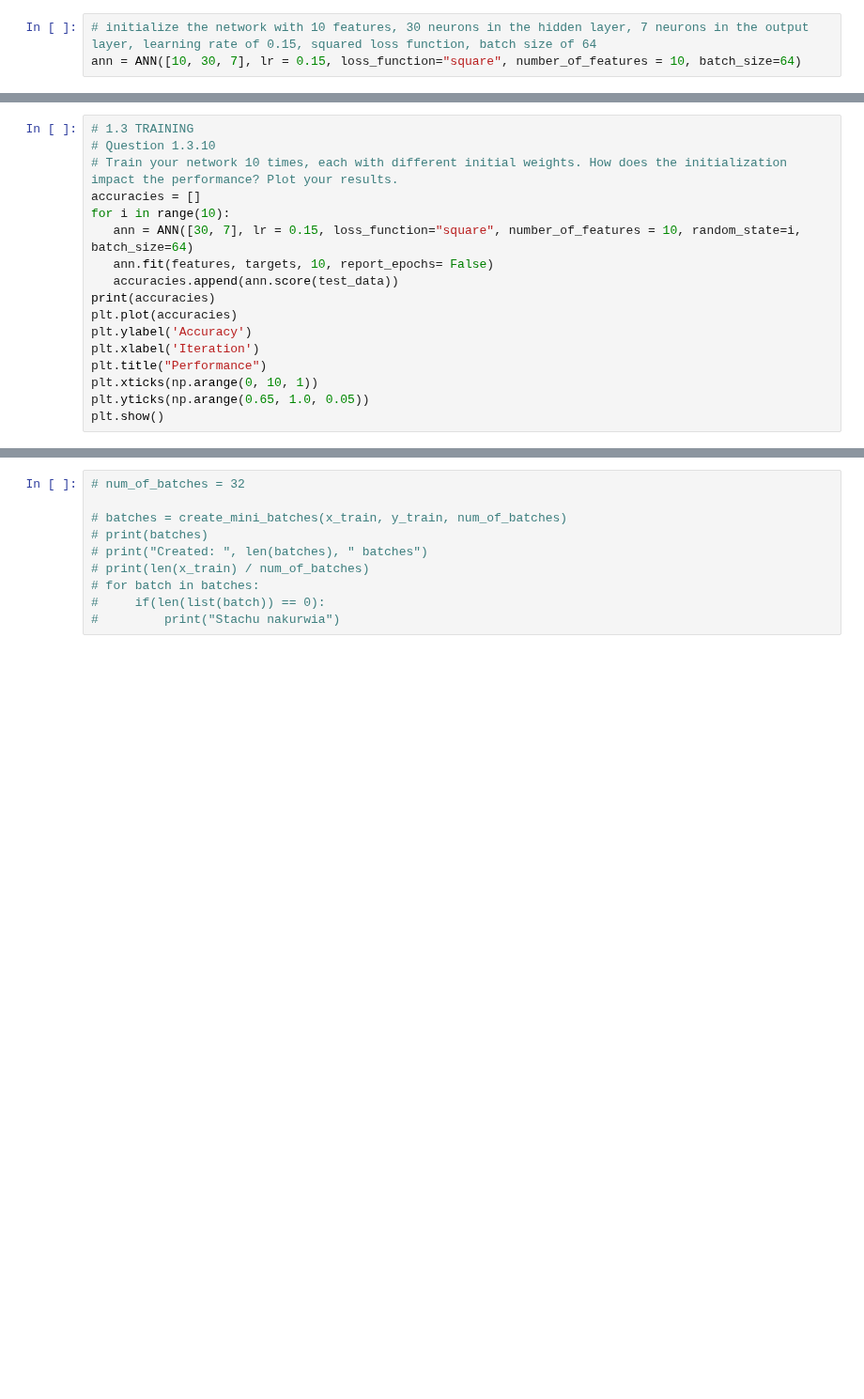
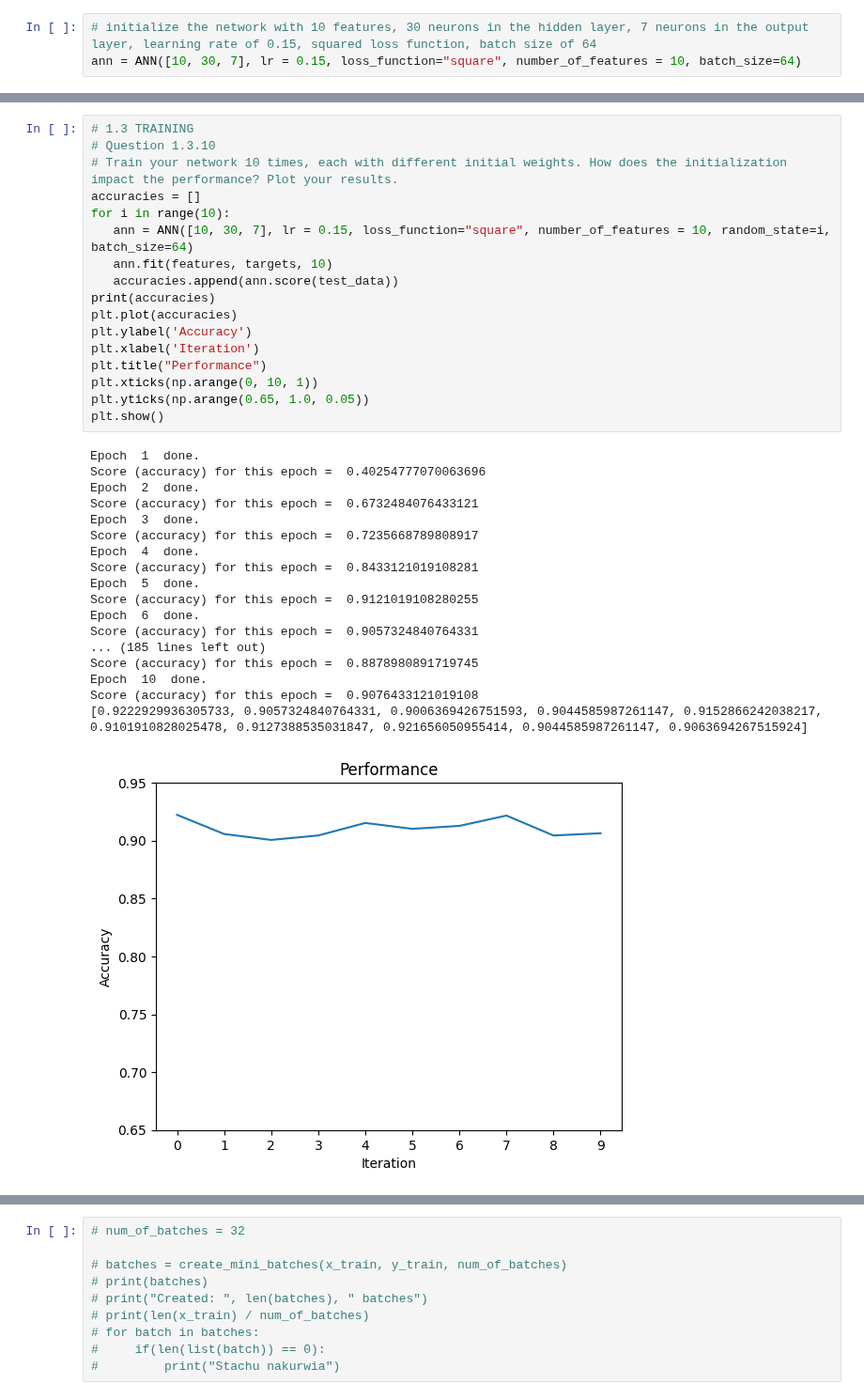
Before and after one commit to Howieboss02/Computational-Intelligence-ACO-ANN, a Jupyter notebook: src/Main.ipynb, the cells around one changed output, grey strips where cells are left out. Shown at 94% size. Cells and saved outputs as stored; diff of their text form; blank space fills up the shorter version.

```diff
--- a/src/Main.ipynb
+++ b/src/Main.ipynb
@@ -106,17 +110,36 @@ print(f"accuracy= {accuracy}")
 # %%
 # 1.3 TRAINING
 # Question 1.3.10
 # Train your network 10 times, each with different initial weights. How does the initialization impact the performance? Plot your results.
 accuracies = []
 for i in range(10):
-   ann = ANN([30, 7], lr = 0.15, loss_function="square", number_of_features = 10, random_state=i, batch_size=64)
-   ann.fit(features, targets, 10, report_epochs= False)
+   ann = ANN([10, 30, 7], lr = 0.15, loss_function="square", number_of_features = 10, random_state=i, batch_size=64)
+   ann.fit(features, targets, 10)
    accuracies.append(ann.score(test_data))
 print(accuracies)
 plt.plot(accuracies)
 plt.ylabel('Accuracy')
 plt.xlabel('Iteration')
 plt.title("Performance")
 plt.xticks(np.arange(0, 10, 1))
 plt.yticks(np.arange(0.65, 1.0, 0.05))
 plt.show()
+# %% [output]
+Epoch  1  done.
+Score (accuracy) for this epoch =  0.40254777070063696
+Epoch  2  done.
+Score (accuracy) for this epoch =  0.6732484076433121
+Epoch  3  done.
+Score (accuracy) for this epoch =  0.7235668789808917
+Epoch  4  done.
+Score (accuracy) for this epoch =  0.8433121019108281
+Epoch  5  done.
+Score (accuracy) for this epoch =  0.9121019108280255
+Epoch  6  done.
+Score (accuracy) for this epoch =  0.9057324840764331
+... (185 lines left out)
+Score (accuracy) for this epoch =  0.8878980891719745
+Epoch  10  done.
+Score (accuracy) for this epoch =  0.9076433121019108
+[0.9222929936305733, 0.9057324840764331, 0.9006369426751593, 0.9044585987261147, 0.9152866242038217, 0.9101910828025478, 0.9127388535031847, 0.921656050955414, 0.9044585987261147, 0.9063694267515924]
+[figure, added]
```
Also changed, not shown: parts of 7 cells of this notebook, 1 other file.
